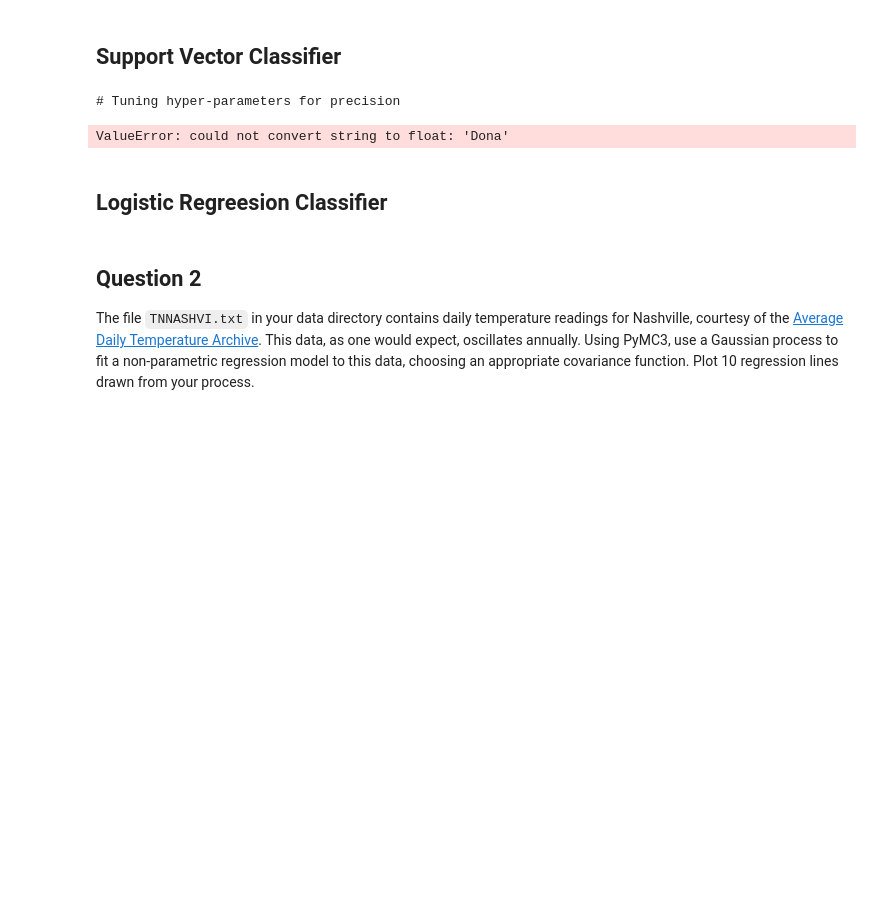
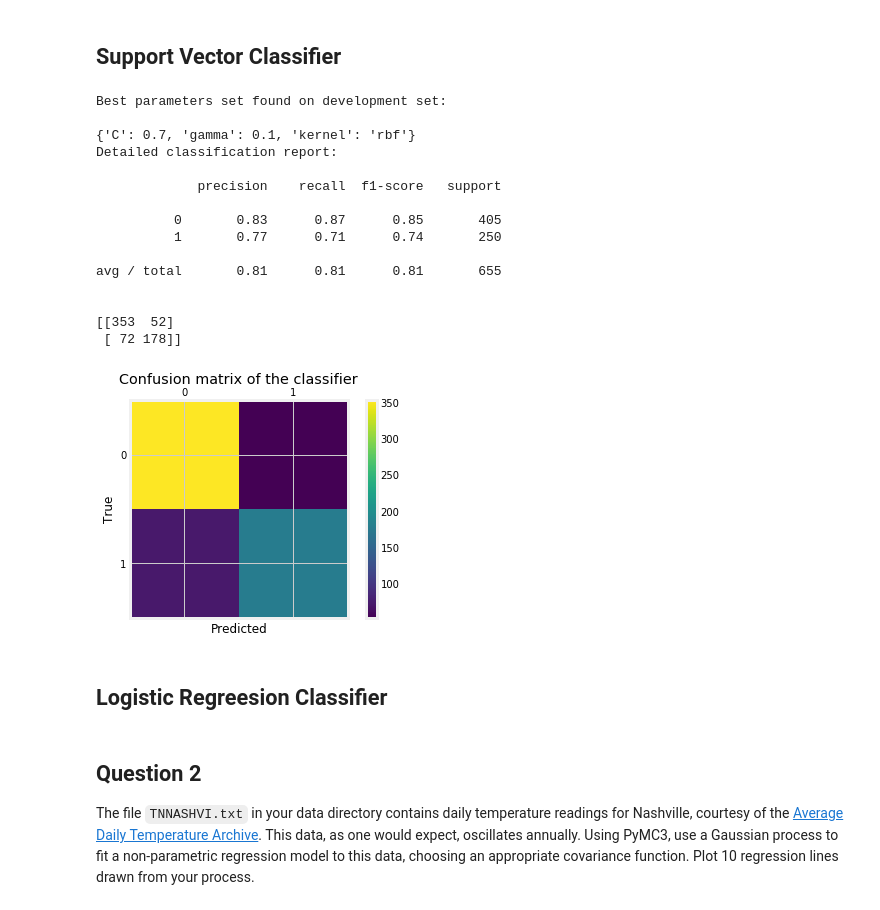
Before and after one commit to wangruinju/Advanced_Statistical_Computing, a Jupyter notebook: homework/Homework 3.ipynb, the cells around one changed output. Cells and saved outputs as stored; diff of their text form; code cells hidden in the pictures; blank space fills up the shorter version.

```diff
--- a/homework/Homework 3.ipynb
+++ b/homework/Homework 3.ipynb
@@ -166,49 +108,56 @@ X = data.drop(['survived'], axis = 1).values
 # %%
 # Split the dataset in two equal parts
 X_train, X_test, y_train, y_test = train_test_split(
-    X, y, test_size=0.5, random_state=0)
+    X, y, test_size=0.5, random_state=42)
 
 C=[0.05,0.1,0.2,0.3,0.25,0.4,0.5,0.6,0.7,0.8,0.9,1]
 gamma=[0.1,0.2,0.3,0.4,0.5,0.6,0.7,0.8,0.9,1.0]
 kernel=['rbf','linear']
 tuned_parameters={'kernel':kernel,'C':C,'gamma':gamma}
 
-# Set the parameters by cross-validation
+clf = GridSearchCV(SVC(), tuned_parameters, cv=5)
+clf.fit(X_train, y_train)
+y_true, y_pred = y_test, clf.predict(X_test)
+labels = [0, 1]
 
-scores = ['precision', 'recall']
+print("Best parameters set found on development set:")
+print()
+print(clf.best_params_)
+print("Detailed classification report:")
+print()
+print(classification_report(y_true, y_pred))
+print()
 
-for score in scores:
-    print("# Tuning hyper-parameters for %s" % score)
-    print()
-
-    clf = GridSearchCV(SVC(), tuned_parameters, cv=5,
-                       scoring='%s_macro' % score)
-    clf.fit(X_train, y_train)
-
-    print("Best parameters set found on development set:")
-    print()
-    print(clf.best_params_)
-    print()
-    print("Grid scores on development set:")
-    print()
-    means = clf.cv_results_['mean_test_score']
-    stds = clf.cv_results_['std_test_score']
-    for mean, std, params in zip(means, stds, clf.cv_results_['params']):
-        print("%0.3f (+/-%0.03f) for %r"
-              % (mean, std * 2, params))
-    print()
-
-    print("Detailed classification report:")
-    print()
-    print("The model is trained on the full development set.")
-    print("The scores are computed on the full evaluation set.")
-    print()
-    y_true, y_pred = y_test, clf.predict(X_test)
-    print(classification_report(y_true, y_pred))
-    print()
+labels = [0, 1]
+cm = confusion_matrix(y_test, y_pred, labels)
+print(cm)
+fig = plt.figure()
+ax = fig.add_subplot(111)
+cax = ax.matshow(cm)
+plt.title('Confusion matrix of the classifier')
+fig.colorbar(cax)
+ax.set_xticklabels([''] + labels)
+ax.set_yticklabels([''] + labels)
+plt.xlabel('Predicted')
+plt.ylabel('True')
+plt.show()
 # %% [output]
-# Tuning hyper-parameters for precision
+Best parameters set found on development set:
+
+{'C': 0.7, 'gamma': 0.1, 'kernel': 'rbf'}
+Detailed classification report:
+
+             precision    recall  f1-score   support
+
+          0       0.83      0.87      0.85       405
+          1       0.77      0.71      0.74       250
+
+avg / total       0.81      0.81      0.81       655
+
+
+[[353  52]
+ [ 72 178]]
-ValueError: could not convert string to float: 'Dona'
+[figure, added]
 # %% [markdown]
 ## Logistic Regreesion Classifier
 # %%
```
Also changed, not shown: parts of 9 cells of this notebook, 1 other file.
